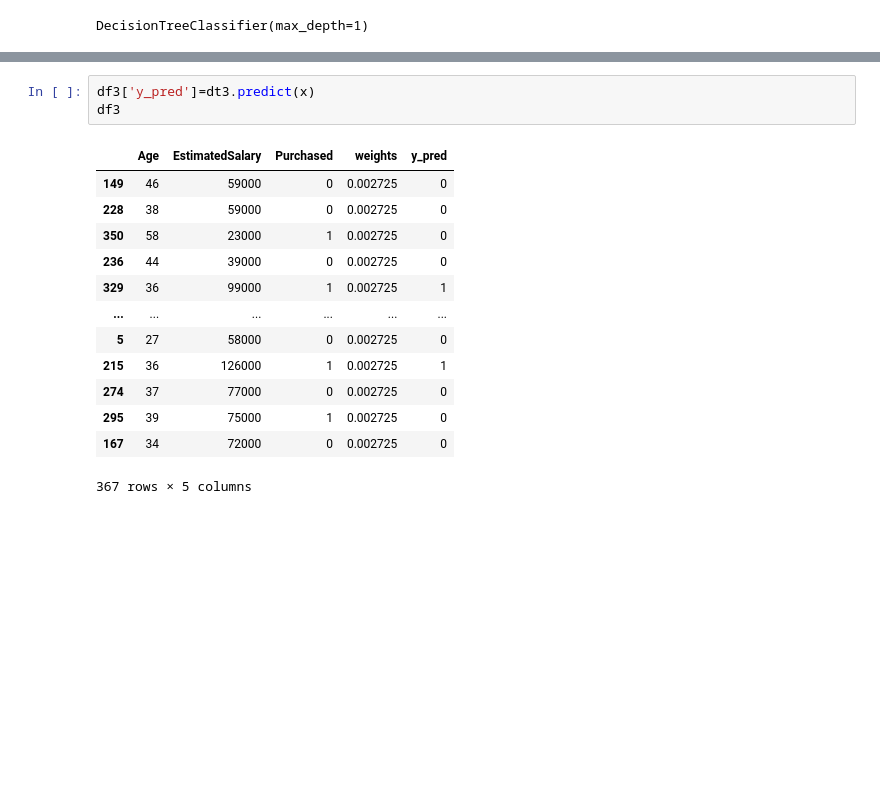
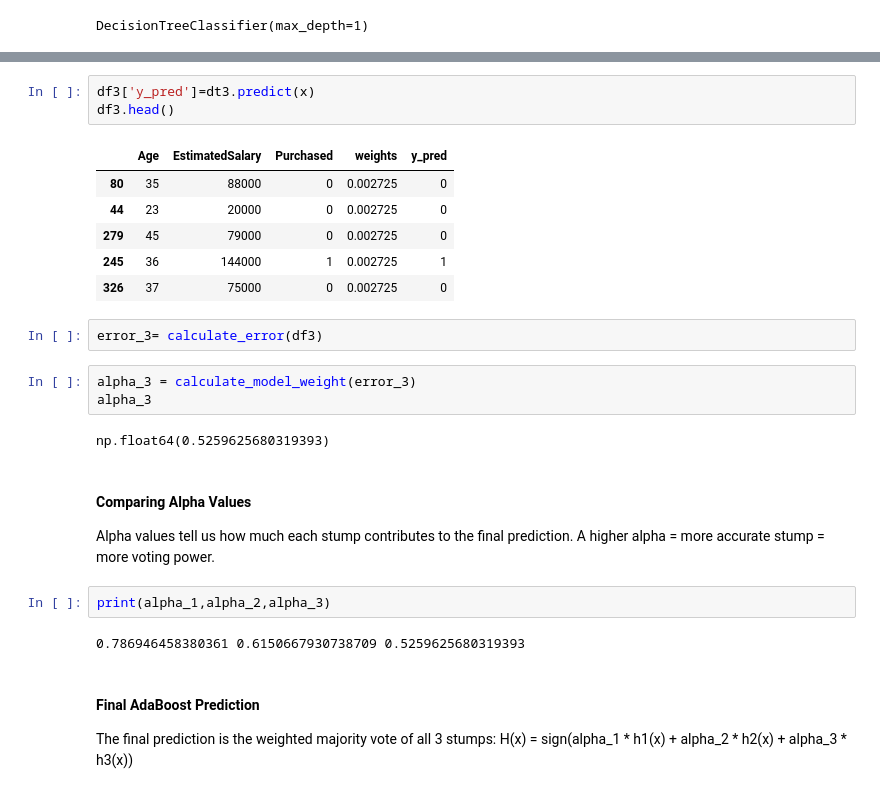
Before and after one commit to mdtahmedulhassan/AdaBoost-From-Scratch-On-Social-Network-Ads-Dataset, a Jupyter notebook: Adaboost_From_Sratch.ipynb, the cells around one changed output, grey strips where cells are left out. Saved outputs shown, nothing was run; the diff lists cells and outputs as text; blank space fills up the shorter version.

```diff
--- a/Adaboost_From_Sratch.ipynb
+++ b/Adaboost_From_Sratch.ipynb
@@ -407,17 +411,29 @@ plt.show()
 # %%
 df3['y_pred']=dt3.predict(x)
-df3
+df3.head()
 # %% [output]
 |  | Age | EstimatedSalary | Purchased | weights | y_pred |
-| 149 | 46 | 59000 | 0 | 0.002725 | 0 |
-| 228 | 38 | 59000 | 0 | 0.002725 | 0 |
-| 350 | 58 | 23000 | 1 | 0.002725 | 0 |
-| 236 | 44 | 39000 | 0 | 0.002725 | 0 |
-| 329 | 36 | 99000 | 1 | 0.002725 | 1 |
-| ... | ... | ... | ... | ... | ... |
-| 5 | 27 | 58000 | 0 | 0.002725 | 0 |
-| 215 | 36 | 126000 | 1 | 0.002725 | 1 |
-| 274 | 37 | 77000 | 0 | 0.002725 | 0 |
-| 295 | 39 | 75000 | 1 | 0.002725 | 0 |
-| 167 | 34 | 72000 | 0 | 0.002725 | 0 |
+| 80 | 35 | 88000 | 0 | 0.002725 | 0 |
+| 44 | 23 | 20000 | 0 | 0.002725 | 0 |
+| 279 | 45 | 79000 | 0 | 0.002725 | 0 |
+| 245 | 36 | 144000 | 1 | 0.002725 | 1 |
+| 326 | 37 | 75000 | 0 | 0.002725 | 0 |
-367 rows × 5 columns
+# %%
+error_3= calculate_error(df3)
+# %%
+alpha_3 = calculate_model_weight(error_3)
+alpha_3
+# %% [output]
+np.float64(0.5259625680319393)
+# %% [markdown]
+#### Comparing Alpha Values
+Alpha values tell us how much each stump contributes to the final prediction.
+A higher alpha = more accurate stump = more voting power.
+# %%
+print(alpha_1,alpha_2,alpha_3)
+# %% [output]
+0.786946458380361 0.6150667930738709 0.5259625680319393
+# %% [markdown]
+#### Final AdaBoost Prediction
+The final prediction is the weighted majority vote of all 3 stumps:
+H(x) = sign(alpha_1 * h1(x) + alpha_2 * h2(x) + alpha_3 * h3(x))
```
Also changed, not shown: parts of 40 cells of this notebook, 1 other file.
